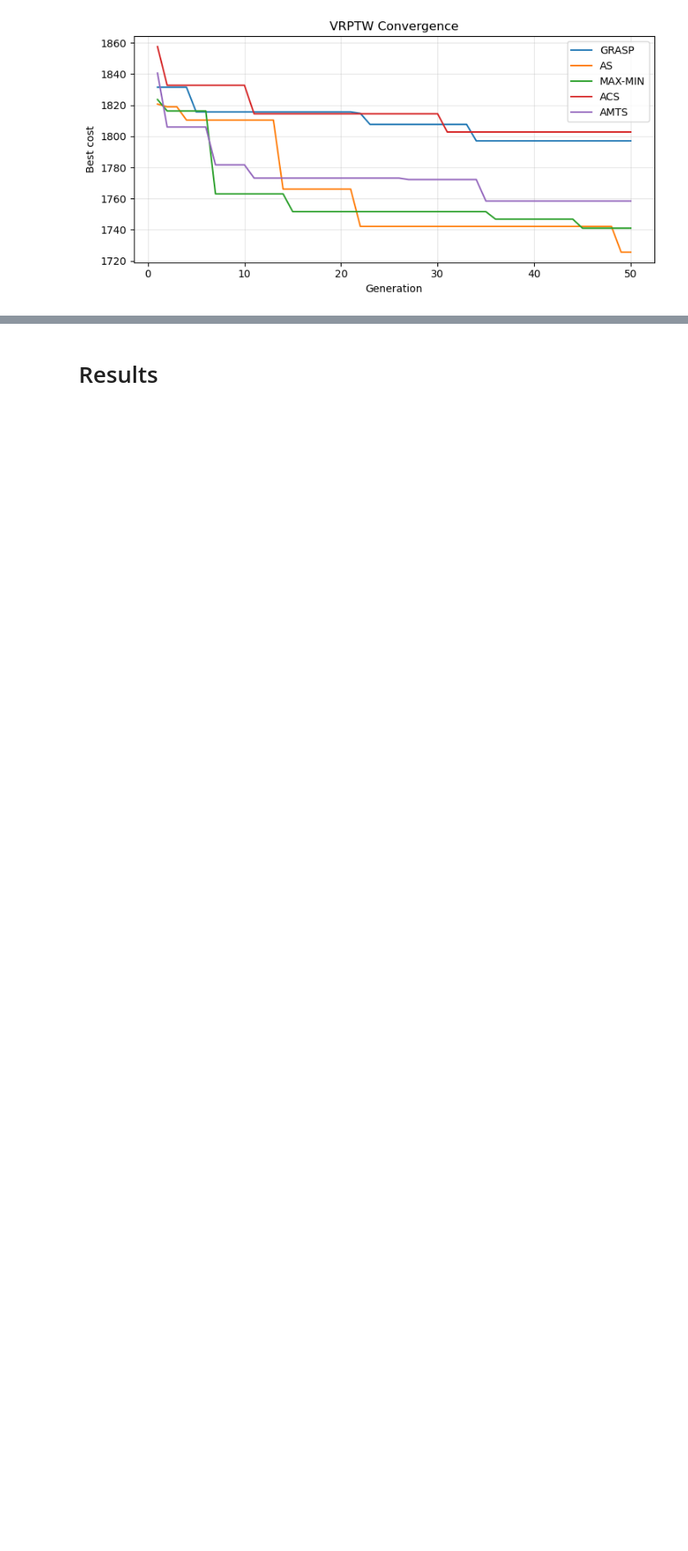
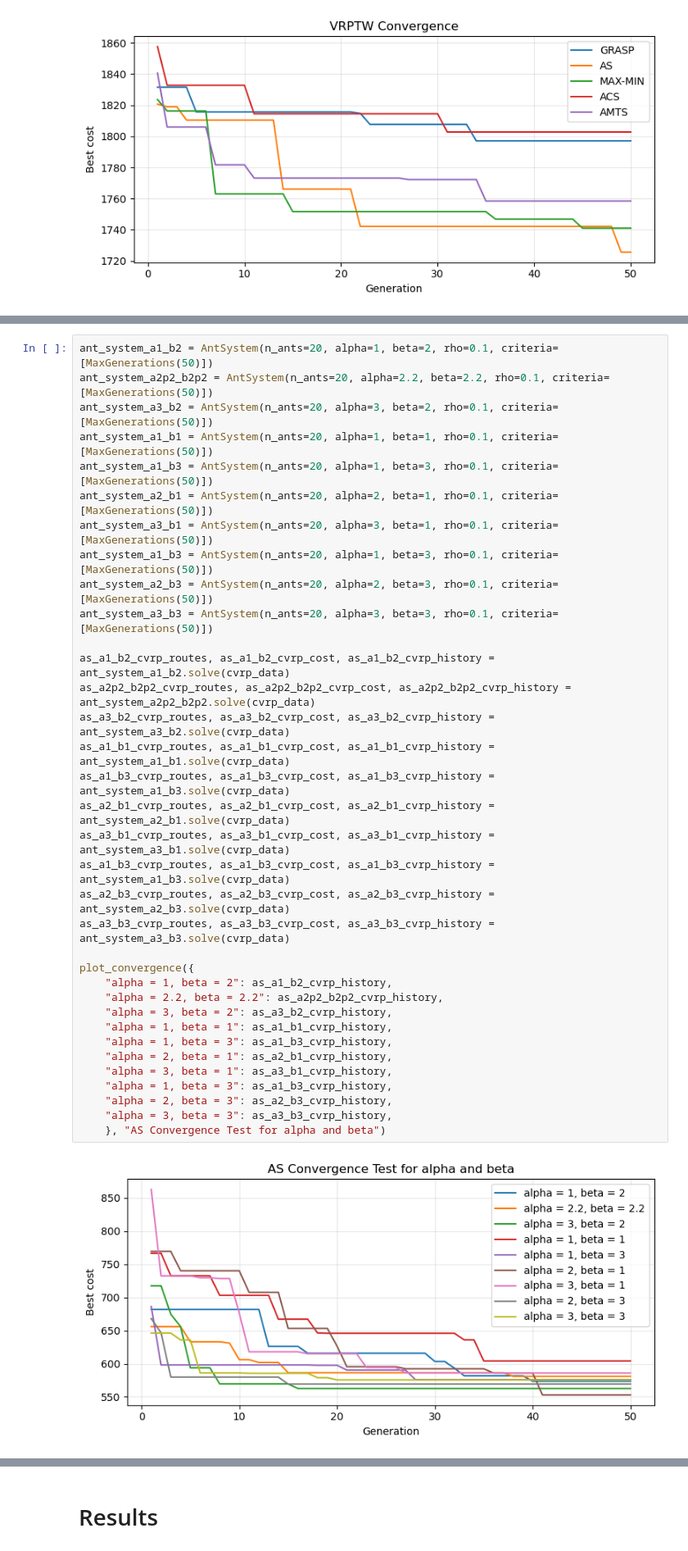
Before and after one commit to giustacchini/iops-aco, a Jupyter notebook: iops-aco-giustacchini-kutny.ipynb, the cells around one changed output, grey strips where cells are left out. Shown at 82% size. Saved outputs shown, nothing was run; the diff lists cells and outputs as text; blank space fills up the shorter version.

Commit message:
evol(notebook): added different visualizations + results

```diff
--- a/iops-aco-giustacchini-kutny.ipynb
+++ b/iops-aco-giustacchini-kutny.ipynb
@@ -1337,0 +1339,37 @@ plot_convergence({"GRASP": vrptw_history, "AS": as_vrptw_history, "MAX-MIN": mm_
+# %%
+ant_system_a1_b2 = AntSystem(n_ants=20, alpha=1, beta=2, rho=0.1, criteria=[MaxGenerations(50)])
+ant_system_a2p2_b2p2 = AntSystem(n_ants=20, alpha=2.2, beta=2.2, rho=0.1, criteria=[MaxGenerations(50)])
+ant_system_a3_b2 = AntSystem(n_ants=20, alpha=3, beta=2, rho=0.1, criteria=[MaxGenerations(50)])
+ant_system_a1_b1 = AntSystem(n_ants=20, alpha=1, beta=1, rho=0.1, criteria=[MaxGenerations(50)])
+ant_system_a1_b3 = AntSystem(n_ants=20, alpha=1, beta=3, rho=0.1, criteria=[MaxGenerations(50)])
+ant_system_a2_b1 = AntSystem(n_ants=20, alpha=2, beta=1, rho=0.1, criteria=[MaxGenerations(50)])
+ant_system_a3_b1 = AntSystem(n_ants=20, alpha=3, beta=1, rho=0.1, criteria=[MaxGenerations(50)])
+ant_system_a1_b3 = AntSystem(n_ants=20, alpha=1, beta=3, rho=0.1, criteria=[MaxGenerations(50)])
+ant_system_a2_b3 = AntSystem(n_ants=20, alpha=2, beta=3, rho=0.1, criteria=[MaxGenerations(50)])
+ant_system_a3_b3 = AntSystem(n_ants=20, alpha=3, beta=3, rho=0.1, criteria=[MaxGenerations(50)])
+
+as_a1_b2_cvrp_routes, as_a1_b2_cvrp_cost, as_a1_b2_cvrp_history = ant_system_a1_b2.solve(cvrp_data)
+as_a2p2_b2p2_cvrp_routes, as_a2p2_b2p2_cvrp_cost, as_a2p2_b2p2_cvrp_history = ant_system_a2p2_b2p2.solve(cvrp_data)
+as_a3_b2_cvrp_routes, as_a3_b2_cvrp_cost, as_a3_b2_cvrp_history = ant_system_a3_b2.solve(cvrp_data)
+as_a1_b1_cvrp_routes, as_a1_b1_cvrp_cost, as_a1_b1_cvrp_history = ant_system_a1_b1.solve(cvrp_data)
+as_a1_b3_cvrp_routes, as_a1_b3_cvrp_cost, as_a1_b3_cvrp_history = ant_system_a1_b3.solve(cvrp_data)
+as_a2_b1_cvrp_routes, as_a2_b1_cvrp_cost, as_a2_b1_cvrp_history = ant_system_a2_b1.solve(cvrp_data)
+as_a3_b1_cvrp_routes, as_a3_b1_cvrp_cost, as_a3_b1_cvrp_history = ant_system_a3_b1.solve(cvrp_data)
+as_a1_b3_cvrp_routes, as_a1_b3_cvrp_cost, as_a1_b3_cvrp_history = ant_system_a1_b3.solve(cvrp_data)
+as_a2_b3_cvrp_routes, as_a2_b3_cvrp_cost, as_a2_b3_cvrp_history = ant_system_a2_b3.solve(cvrp_data)
+as_a3_b3_cvrp_routes, as_a3_b3_cvrp_cost, as_a3_b3_cvrp_history = ant_system_a3_b3.solve(cvrp_data)
+
+plot_convergence({
+    "alpha = 1, beta = 2": as_a1_b2_cvrp_history,
+    "alpha = 2.2, beta = 2.2": as_a2p2_b2p2_cvrp_history,
+    "alpha = 3, beta = 2": as_a3_b2_cvrp_history,
+    "alpha = 1, beta = 1": as_a1_b1_cvrp_history,
+    "alpha = 1, beta = 3": as_a1_b3_cvrp_history,
+    "alpha = 2, beta = 1": as_a2_b1_cvrp_history,
+    "alpha = 3, beta = 1": as_a3_b1_cvrp_history,
+    "alpha = 1, beta = 3": as_a1_b3_cvrp_history,
+    "alpha = 2, beta = 3": as_a2_b3_cvrp_history,
+    "alpha = 3, beta = 3": as_a3_b3_cvrp_history,
+    }, "AS Convergence Test for alpha and beta")
+# %% [output]
+[figure, added]
```
Also changed, not shown: parts of 23 cells of this notebook.
